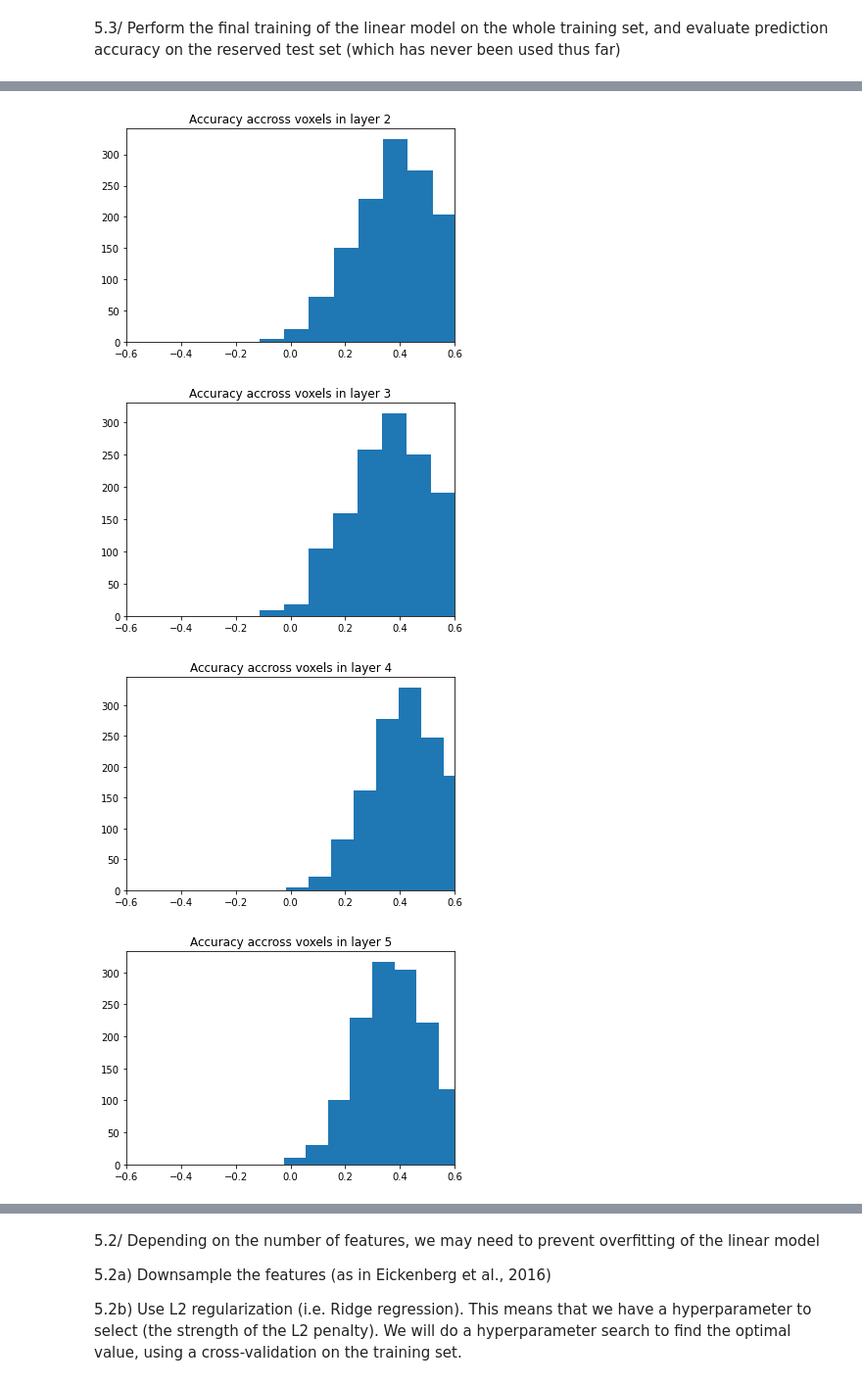
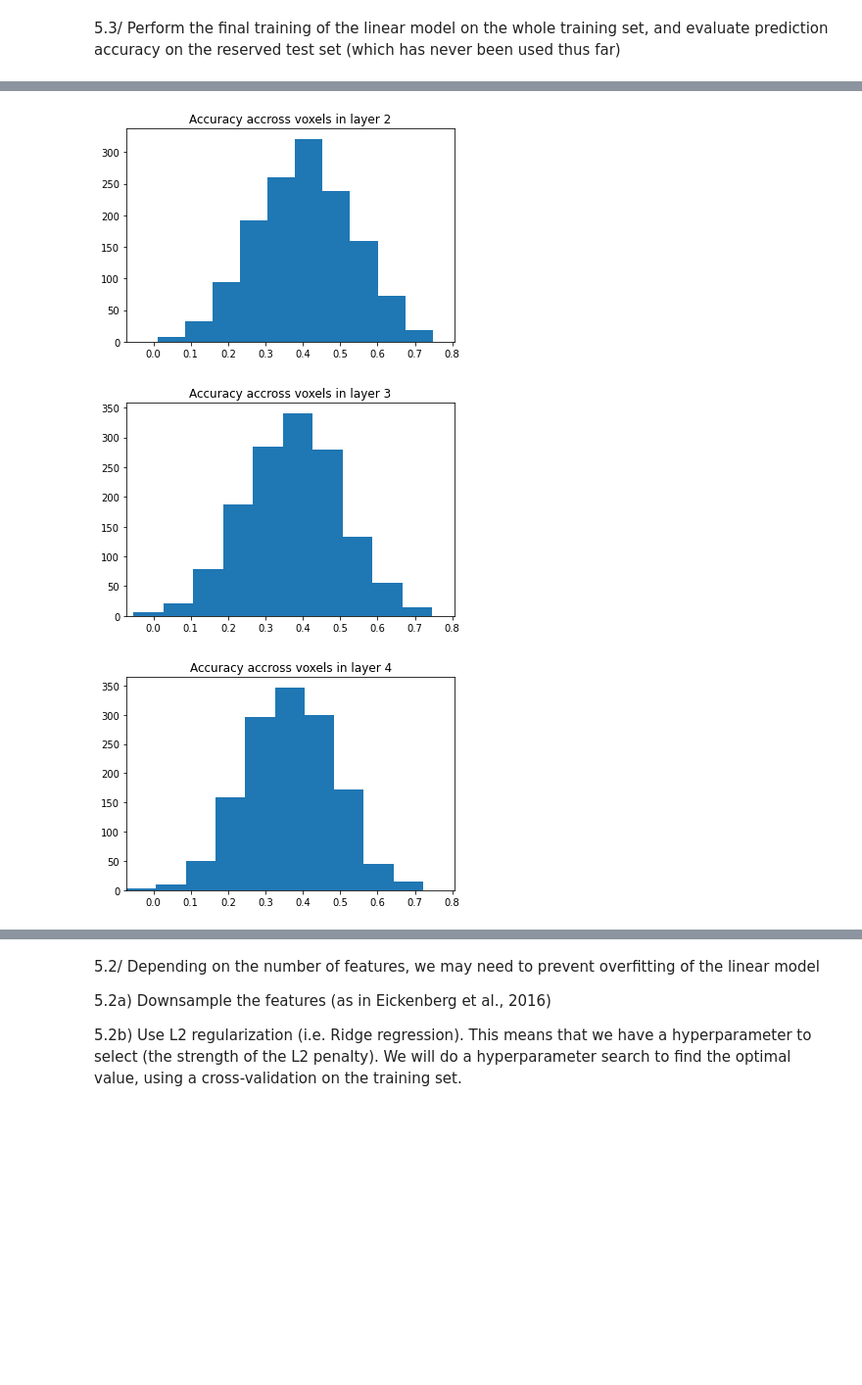
Before and after one commit to cedricfoucault/NMA-DL2021_deepfMRI, a Jupyter notebook: build_encoding_model.ipynb, the cells around one changed output, grey strips where cells are left out. Shown at 98% size. Drawn from its saved outputs; the diff is of its cells as text; code cells hidden in the pictures; blank space fills up the shorter version.

```diff
--- a/build_encoding_model.ipynb
+++ b/build_encoding_model.ipynb
@@ -1225,3 +226,5 @@ import sklearn.model_selection
 n_cross_val_folds = 5
 # %% [markdown]
 Search and select the optimal value of alpha (Ridge penalty) using cross validation
+# %%
+do_alpha_optimization = False
@@ -1294,3 +279,6 @@ median_score_per_alpha [0.03043813 0.03030645 0.03053817 0.0303645  0.02988529 0
 # %%
-alpha_opt = alpha_grid[np.argmax(n_voxels_above_threshold_per_alpha)] # the optimal value is the same whether we used mean score or num. of voxels above threhold
-print(f"optimal alpha: {alpha_opt}")
+if do_alpha_optimization:
+  alpha_opt = alpha_grid[np.argmax(n_voxels_above_threshold_per_alpha)] # the optimal value is the same whether we used mean score or num. of voxels above threhold
+  print(f"optimal alpha: {alpha_opt}")
+else:
+  alpha_opt = 1024
@@ -1304,7 +290,7 @@ cross_val_score_threshold = 0.2
 # Perform cross-validation for each layer
 n_voxels = fmri_responses.shape[1]
 max_cross_val_scores = -np.ones((fmri_responses.shape[1],))
-for layer_index in range(len(alexnet.features)):
+for layer_index in selected_layer_indices:
   print("layer", layer_index)
   start = time.time()
   cross_val_scores = get_cross_val_score_for_layer_index(layer_index, alpha_opt)
@@ -1381,7 +368,7 @@ def get_corr_coeffs_for_one_layer(index, alpha):
 # corr_coeffs, corr_coeffs_test = get_corr_coeffs_for_one_layer(-1)
 corr_coeffs_by_layer = []
 corr_coeffs_test_by_layer = []
-for i in range(len(alexnet.features)):
+for i in selected_layer_indices:
   print("computing corr coeff for layer : ", i)
   corr_coeffs, corr_coeffs_test = get_corr_coeffs_for_one_layer(i, alpha_opt)
   corr_coeffs_by_layer.append(corr_coeffs)
@@ -1407,9 +394,13 @@ correlation on test data:  [0.37259756 0.47551634 0.48116701 ... 0.2301797  0.39
 # %%
+# Compute the range of correlation coefficients
+corr_coeffs_test_by_layer_2d = np.stack(corr_coeffs_test_by_layer)
+min_corr_coeff = corr_coeffs_test_by_layer_2d.min()
+max_corr_coeff = corr_coeffs_test_by_layer_2d.max()
 # Histogram of accuracies across voxels for each layer
 for i in range(len(corr_coeffs_test_by_layer)):
   plot_corr_coeffs_layer = corr_coeffs_test_by_layer[i]
   plt.figure()
   plt.hist(plot_corr_coeffs_layer)
   plt.title(f"Accuracy accross voxels in layer {i}")
-  xlim = plt.xlim(-0.6, 0.6)
+  xlim = plt.xlim(min_corr_coeff, max_corr_coeff)
 # %% [output]
@@ -1418,4 +409,3 @@ for i in range(len(corr_coeffs_test_by_layer)):
-[figure, old version]
+[figure, new version]
-[figure, old version]
+[figure, new version]
-[figure, old version]
+[figure, new version]
-[figure, removed]
```
Also changed, not shown: parts of 16 cells of this notebook.
